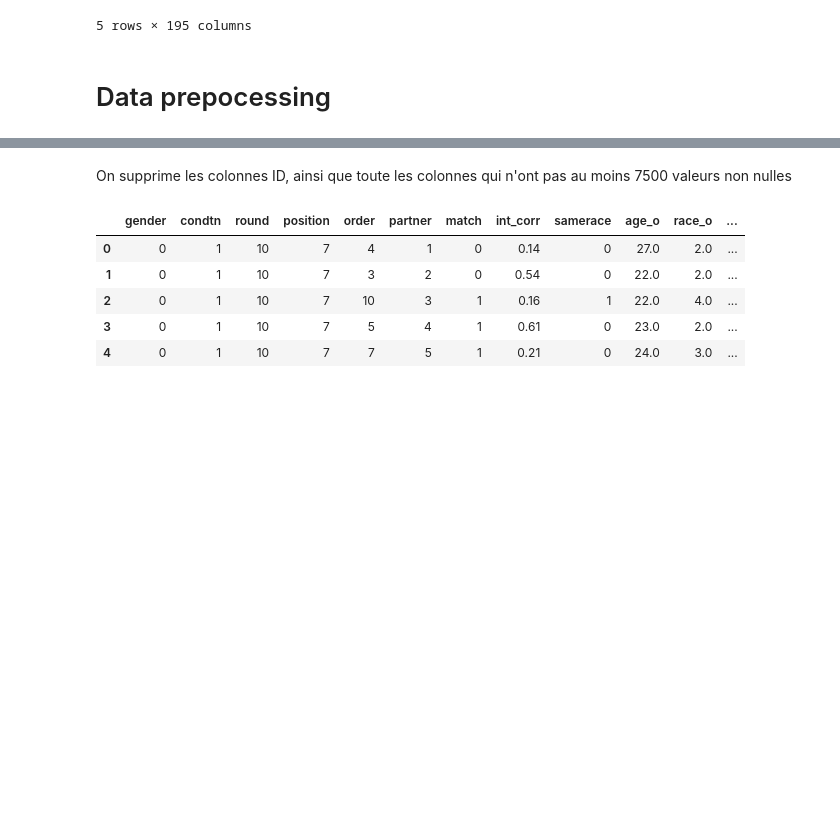
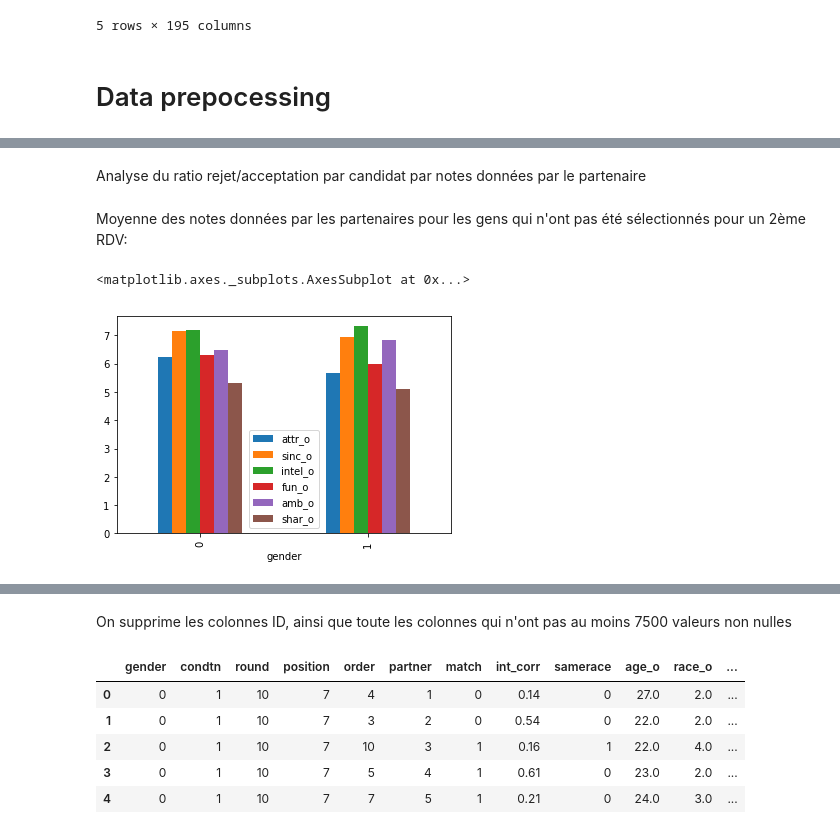
Before and after one commit to tbazzi/Data-Science---Fullstack-Bootcamp, a Jupyter notebook: S2_ProjetSpeedDating_V2.ipynb, the cells around one changed output, grey strips where cells are left out. Drawn from its saved outputs; the diff is of its cells as text; code cells hidden in the pictures; blank space fills up the shorter version.

```diff
--- a/S2_ProjetSpeedDating_V2.ipynb
+++ b/S2_ProjetSpeedDating_V2.ipynb
@@ -37,0 +49,32 @@ speedDatingData_sliced.head()
+# %% [markdown]
+Analyse du ratio rejet/acceptation par candidat par notes données par le partenaire
+# %%
+speedDatingData_grouped_unmatched = speedDatingData_sliced[speedDatingData_sliced.match == 0].groupby('gender').agg(
+    {
+      'attr_o':'mean',
+      'sinc_o':'mean',
+      'intel_o':'mean',
+      'fun_o':'mean',
+      'amb_o':'mean',
+      'shar_o':'mean',
+    })
+
+speedDatingData_grouped_matched = speedDatingData_sliced[speedDatingData_sliced.match == 1].groupby('gender').agg(
+    {
+      'attr_o':'mean',
+      'sinc_o':'mean',
+      'intel_o':'mean',
+      'fun_o':'mean',
+      'amb_o':'mean',
+      'shar_o':'mean',
+    })
+
+#speedDatingData_grouped_unmatched = speedDatingData_grouped_unmatched.drop("id", axis =1)
+#speedDatingData_grouped_matched = speedDatingData_grouped_matched.drop("id", axis =1)
+# %% [markdown]
+Moyenne des notes données par les partenaires pour les gens qui n'ont pas été sélectionnés pour un 2ème RDV:
+# %%
+speedDatingData_grouped_unmatched.plot.bar()
+# %% [output]
+<matplotlib.axes._subplots.AxesSubplot at 0x...>
+[figure, added]
```
Also changed, not shown: parts of 14 cells of this notebook.
